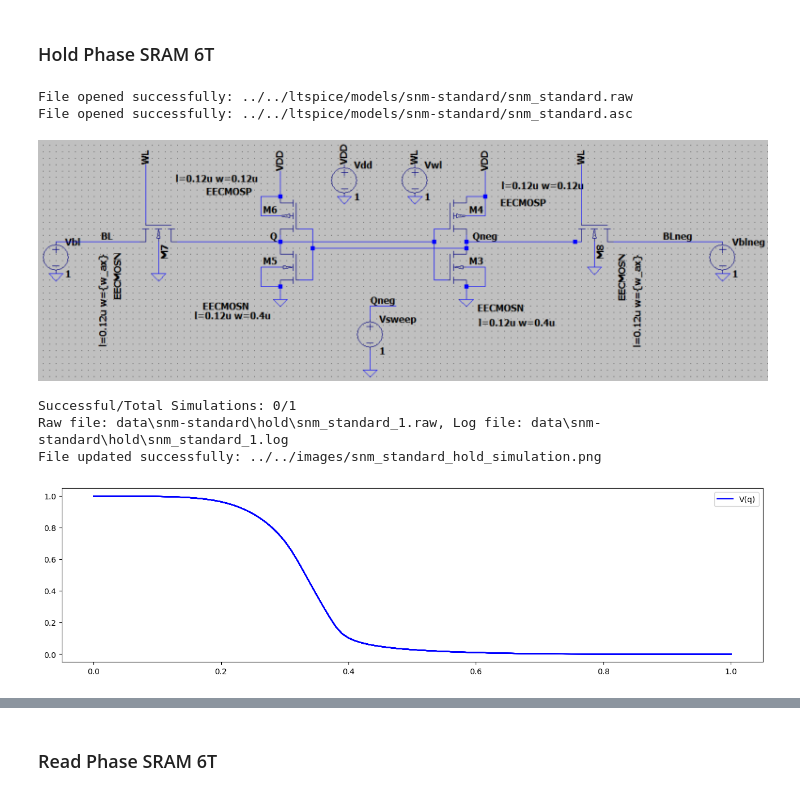
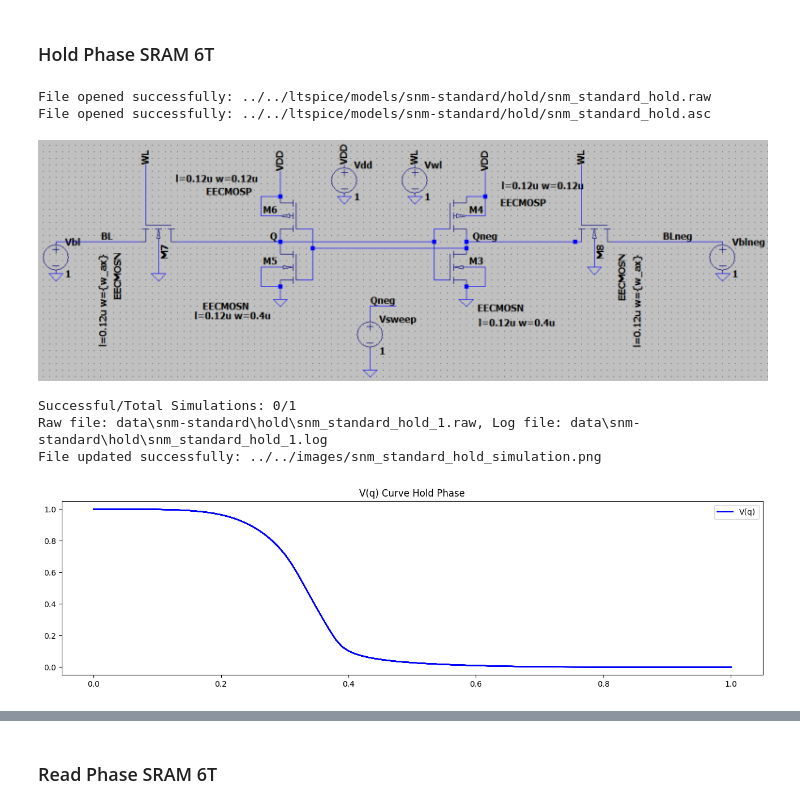
Before and after one commit to gubbriaco/sram-analysis, a Jupyter notebook: python/drv-analysis/drv_analysis.ipynb, the cells around one changed output, grey strips where cells are left out. Saved outputs shown, nothing was run; the diff lists cells and outputs as text; code cells hidden in the pictures.

Commit message:
hold e read snm standard completati

```diff
--- a/python/drv-analysis/drv_analysis.ipynb
+++ b/python/drv-analysis/drv_analysis.ipynb
@@ -17,8 +19,8 @@ import os
 <h3>Hold Phase SRAM 6T</h3>
 # %%
 snm_standard_hold_ltr, snm_standard_hold_netlist = load(
-                                                raw_file_path=os.path.join(ltspice, "snm-standard/snm_standard.raw"),
-                                                asc_file_path=os.path.join(ltspice, "snm-standard/snm_standard.asc"),
+                                                raw_file_path=os.path.join(ltspice, "snm-standard/hold/snm_standard_hold.raw"),
+                                                asc_file_path=os.path.join(ltspice, "snm-standard/hold/snm_standard_hold.asc"),
                                                 schematic_image_path=os.path.join(schematics, "snm_standard.png")
                                             )
 vwl = 0; vbl = 1; vblneg = 1
@@ -40,37 +42,38 @@ snm_standard_hold_netlist.set_parameter('vsweep', vsweep)
 snm_standard_hold_netlist.add_instructions(
                                         rit_models,
                                         dc_vsweep,
                                         w_ax_step_param,
                                         save_w_ax
                                     )
 snm_standard_hold_runner = SimRunner(output_folder=f"{snm_standard_data}/hold/")
 snm_standard_hold_runner.run(netlist=snm_standard_hold_netlist)
 print('Successful/Total Simulations: ' + str(snm_standard_hold_runner.okSim) + '/' + str(snm_standard_hold_runner.runno))
 
 snm_standard_hold_log = ""
 for snm_standard_hold_raw, snm_standard_hold_log in snm_standard_hold_runner:
     print("Raw file: %s, Log file: %s" % (snm_standard_hold_raw, snm_standard_hold_log))
 
 v_q_snm_standard_hold = snm_standard_hold_ltr.get_trace("V(q)")
 vsweep_snm_standard_hold = snm_standard_hold_ltr.get_trace('vsweep')
 steps = snm_standard_hold_ltr.get_steps()
 
 plt.figure(figsize=(16, 4))
 for step in range(len(steps)):
     plt.plot(vsweep_snm_standard_hold.get_wave(step), v_q_snm_standard_hold.get_wave(step), label=steps[step], color='blue')
+plt.title("V(q) Curve Hold Phase")
 plt.legend(["V(q)"])
 snm_standard_hold_simulation_path_image = os.path.join(images, "snm_standard_hold_simulation.png")
 check_output_image(snm_standard_hold_simulation_path_image)
 plt.savefig(snm_standard_hold_simulation_path_image)
 plt.show()
 # %% [output]
-File opened successfully: ../../ltspice/models/snm-standard/snm_standard.raw
-File opened successfully: ../../ltspice/models/snm-standard/snm_standard.asc
+File opened successfully: ../../ltspice/models/snm-standard/hold/snm_standard_hold.raw
+File opened successfully: ../../ltspice/models/snm-standard/hold/snm_standard_hold.asc
 [figure]
 Successful/Total Simulations: 0/1
-Raw file: data\snm-standard\hold\snm_standard_1.raw, Log file: data\snm-standard\hold\snm_standard_1.log
+Raw file: data\snm-standard\hold\snm_standard_hold_1.raw, Log file: data\snm-standard\hold\snm_standard_hold_1.log
 File updated successfully: ../../images/snm_standard_hold_simulation.png
-[figure, old version]
+[figure, new version]
 # %%
 snm_standard_hold_log_file_path = f"./{snm_standard_hold_log}"
 
```
Also changed, not shown: parts of 6 cells of this notebook, 24 other files.
